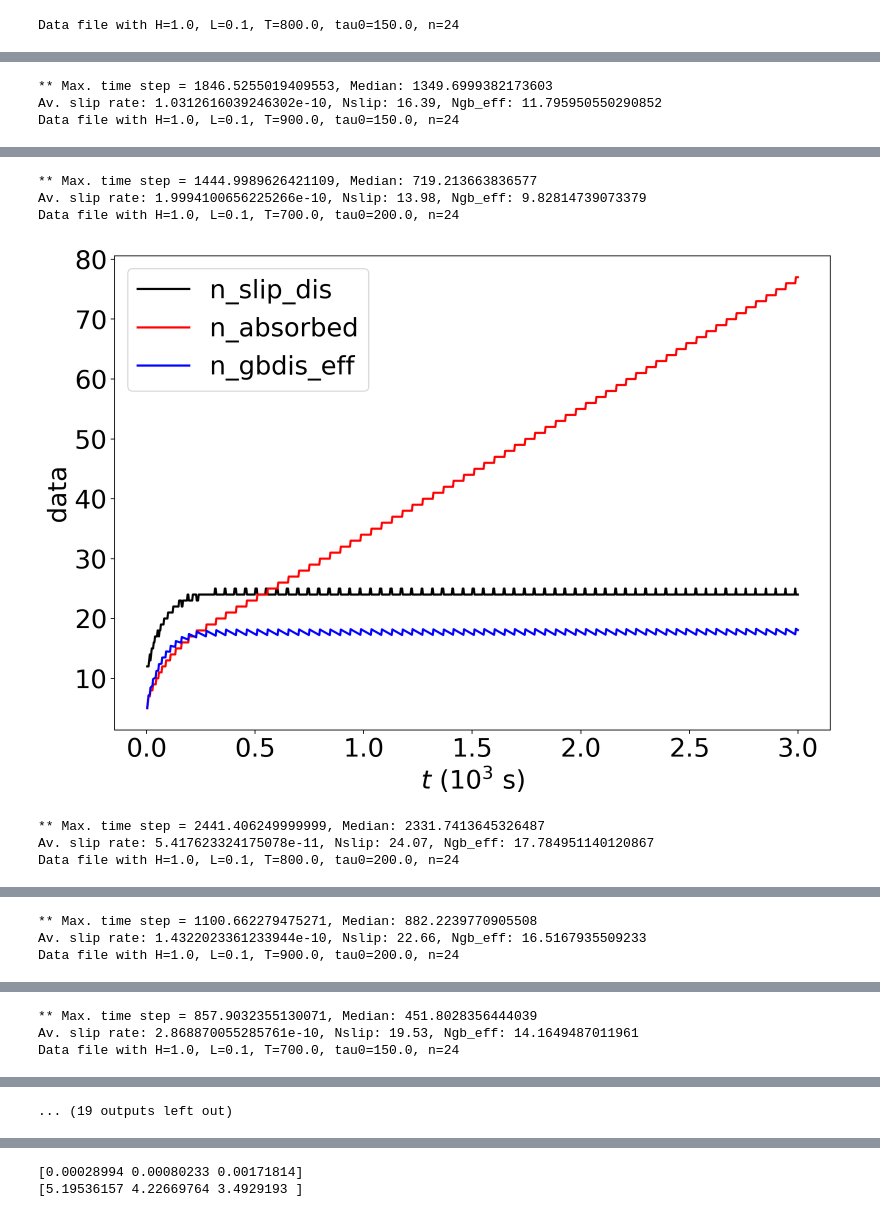
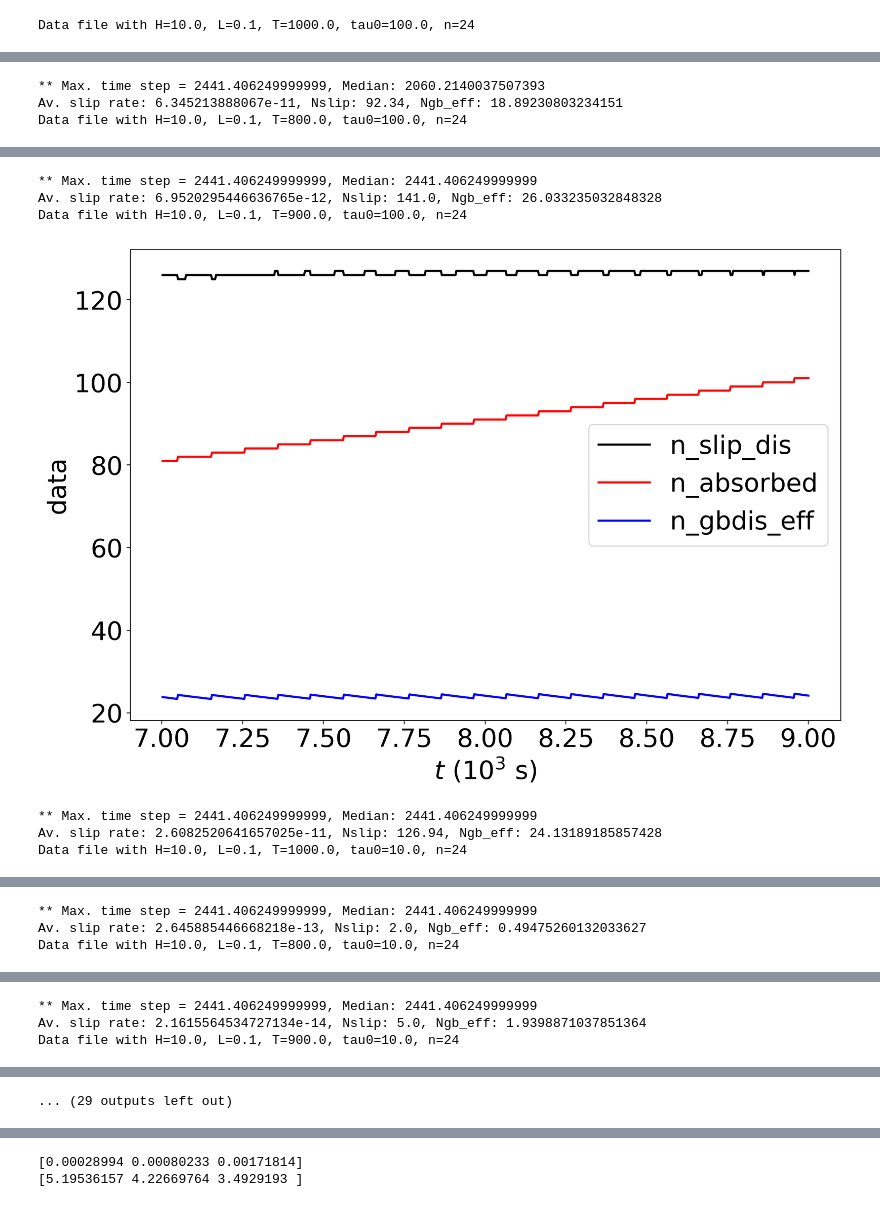
Before and after one commit to AHartmaier/pyLabDD, a Jupyter notebook: notebooks/gbdd_pu_study-tau.ipynb, the cells around one changed output, grey strips where cells are left out. Cells and saved outputs as stored; diff of their text form; code cells hidden in the pictures.

```diff
--- a/notebooks/gbdd_pu_study-tau.ipynb
+++ b/notebooks/gbdd_pu_study-tau.ipynb
@@ -90,7 +90,7 @@ def find_h5_files(directory: str | Path, recursive: bool = False) -> list[Path]:
 
     return sorted(path.glob(pattern))
 # %%
-path = "../examples/Res-PU_pre-tau/"
+path = "../data/Res-tau_var/"
 flist = find_h5_files(path)
 for i, fname in enumerate(flist):
     gbdd = dd.GB_dislocations(from_file=fname)
@@ -101,4 +101,4 @@ for i, fname in enumerate(flist):
           f"Nslip: {np.mean(gbdd.glob_data['n_slip_dis'][-100:])}, Ngb_eff: {np.mean(gbdd.glob_data['n_gbdis_eff'][-100:])}")
     data.append(gbdd)
 # %% [output]
-Data file with H=1.0, L=0.1, T=800.0, tau0=150.0, n=24
+Data file with H=10.0, L=0.1, T=1000.0, tau0=100.0, n=24
@@ -106,3 +106,3 @@ Data file with H=1.0, L=0.1, T=800.0, tau0=150.0, n=24
-** Max. time step = 1846.5255019409553, Median: 1349.6999382173603
-Av. slip rate: 1.0312616039246302e-10, Nslip: 16.39, Ngb_eff: 11.795950550290852
-Data file with H=1.0, L=0.1, T=900.0, tau0=150.0, n=24
+** Max. time step = 2441.406249999999, Median: 2060.2140037507393
+Av. slip rate: 6.345213888067e-11, Nslip: 92.34, Ngb_eff: 18.89230803234151
+Data file with H=10.0, L=0.1, T=800.0, tau0=100.0, n=24
@@ -110,7 +110,7 @@ Data file with H=1.0, L=0.1, T=900.0, tau0=150.0, n=24
-** Max. time step = 1444.9989626421109, Median: 719.213663836577
-Av. slip rate: 1.9994100656225266e-10, Nslip: 13.98, Ngb_eff: 9.82814739073379
-Data file with H=1.0, L=0.1, T=700.0, tau0=200.0, n=24
+** Max. time step = 2441.406249999999, Median: 2441.406249999999
+Av. slip rate: 6.9520295446636765e-12, Nslip: 141.0, Ngb_eff: 26.033235032848328
+Data file with H=10.0, L=0.1, T=900.0, tau0=100.0, n=24
-[figure, old version]
+[figure, new version]
-** Max. time step = 2441.406249999999, Median: 2331.7413645326487
-Av. slip rate: 5.417623324175078e-11, Nslip: 24.07, Ngb_eff: 17.784951140120867
-Data file with H=1.0, L=0.1, T=800.0, tau0=200.0, n=24
+** Max. time step = 2441.406249999999, Median: 2441.406249999999
+Av. slip rate: 2.6082520641657025e-11, Nslip: 126.94, Ngb_eff: 24.13189185857428
+Data file with H=10.0, L=0.1, T=1000.0, tau0=10.0, n=24
@@ -118,3 +118,3 @@ Data file with H=1.0, L=0.1, T=800.0, tau0=200.0, n=24
-** Max. time step = 1100.662279475271, Median: 882.2239770905508
-Av. slip rate: 1.4322023361233944e-10, Nslip: 22.66, Ngb_eff: 16.5167935509233
-Data file with H=1.0, L=0.1, T=900.0, tau0=200.0, n=24
+** Max. time step = 2441.406249999999, Median: 2441.406249999999
+Av. slip rate: 2.645885446668218e-13, Nslip: 2.0, Ngb_eff: 0.49475260132033627
+Data file with H=10.0, L=0.1, T=800.0, tau0=10.0, n=24
@@ -122,3 +122,3 @@ Data file with H=1.0, L=0.1, T=900.0, tau0=200.0, n=24
-** Max. time step = 857.9032355130071, Median: 451.8028356444039
-Av. slip rate: 2.868870055285761e-10, Nslip: 19.53, Ngb_eff: 14.1649487011961
-Data file with H=1.0, L=0.1, T=700.0, tau0=150.0, n=24
+** Max. time step = 2441.406249999999, Median: 2441.406249999999
+Av. slip rate: 2.1615564534727134e-14, Nslip: 5.0, Ngb_eff: 1.9398871037851364
+Data file with H=10.0, L=0.1, T=900.0, tau0=10.0, n=24
@@ -126,4 +126,4 @@ Data file with H=1.0, L=0.1, T=700.0, tau0=150.0, n=24
-... (19 outputs left out)
+... (29 outputs left out)
 # %%
 #store data in nd-arrays
 num = len(data)
```
Also changed, not shown: parts of 3 cells of this notebook, 1 other file.
